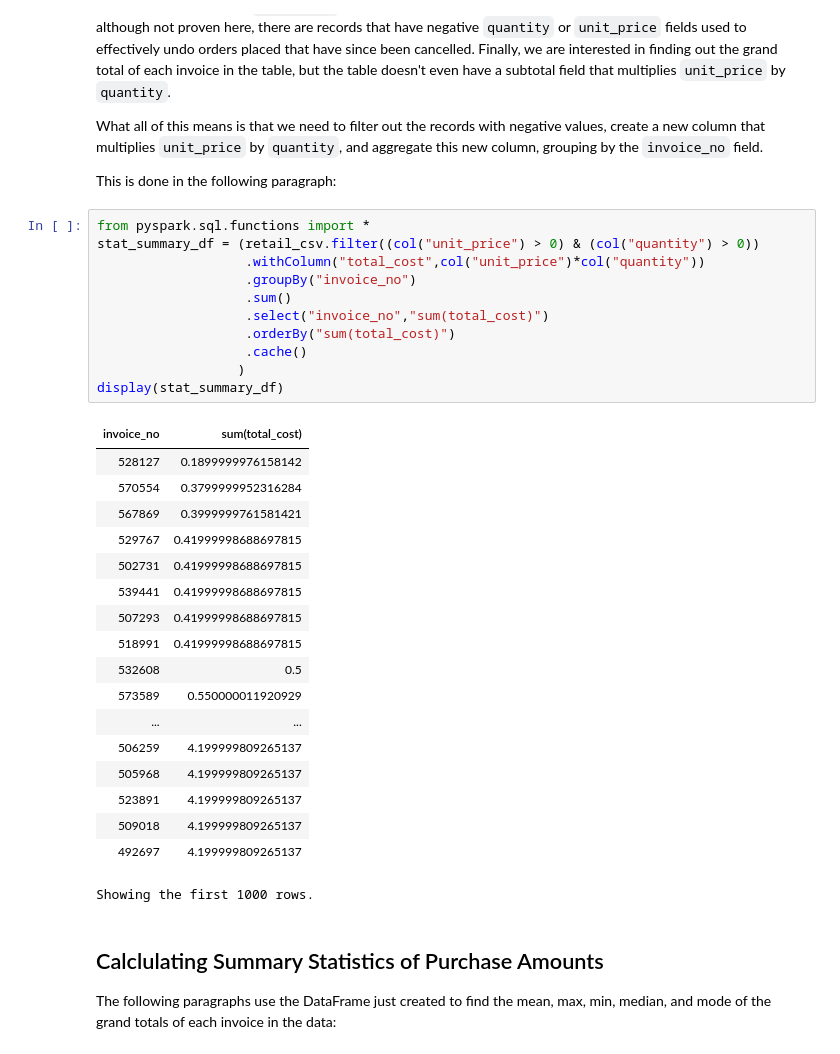
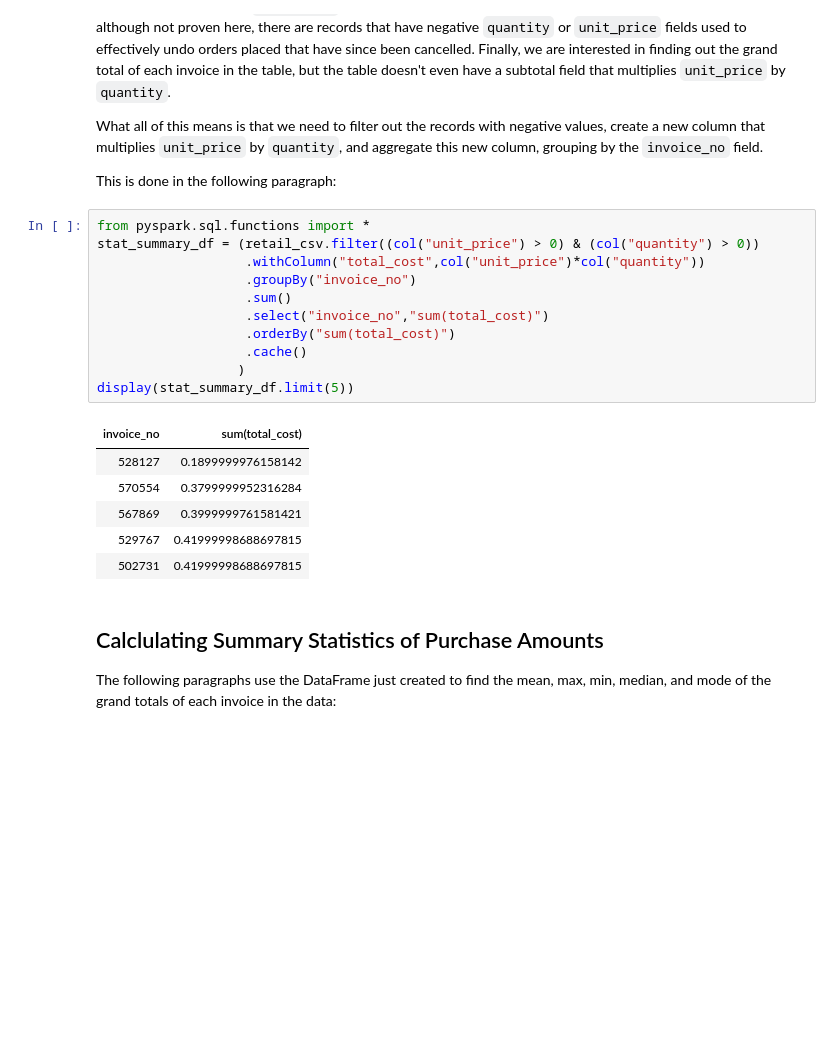
Before and after one commit to jarviscanada/jarvis_data_eng_KevinShimotakahara, a Jupyter notebook: spark/notebook/RetailDataAnalyticswithPySpark.ipynb, the cells around one changed output. Cells and saved outputs as stored; diff of their text form; blank space fills up the shorter version.

```diff
--- a/spark/notebook/RetailDataAnalyticswithPySpark.ipynb
+++ b/spark/notebook/RetailDataAnalyticswithPySpark.ipynb
@@ -45,33 +50,21 @@ This is done in the following paragraph:
 # %%
 from pyspark.sql.functions import *
 stat_summary_df = (retail_csv.filter((col("unit_price") > 0) & (col("quantity") > 0))
                    .withColumn("total_cost",col("unit_price")*col("quantity"))
                    .groupBy("invoice_no")
                    .sum()
                    .select("invoice_no","sum(total_cost)")
                    .orderBy("sum(total_cost)")
                    .cache()
                   )
-display(stat_summary_df)
+display(stat_summary_df.limit(5))
 # %% [output]
 | invoice_no | sum(total_cost) |
 | 528127 | 0.1899999976158142 |
 | 570554 | 0.3799999952316284 |
 | 567869 | 0.3999999761581421 |
 | 529767 | 0.41999998688697815 |
 | 502731 | 0.41999998688697815 |
-| 539441 | 0.41999998688697815 |
-| 507293 | 0.41999998688697815 |
-| 518991 | 0.41999998688697815 |
-| 532608 | 0.5 |
-| 573589 | 0.550000011920929 |
-| ... | ... |
-| 506259 | 4.199999809265137 |
-| 505968 | 4.199999809265137 |
-| 523891 | 4.199999809265137 |
-| 509018 | 4.199999809265137 |
-| 492697 | 4.199999809265137 |
-Showing the first 1000 rows.
 # %% [markdown]
 ## Calclulating Summary Statistics of Purchase Amounts
 The following paragraphs use the DataFrame just created to find the mean, max, min, median, and mode of the grand totals of each invoice in the data:
```
Also changed, not shown: parts of 16 cells of this notebook, 1 other file.
